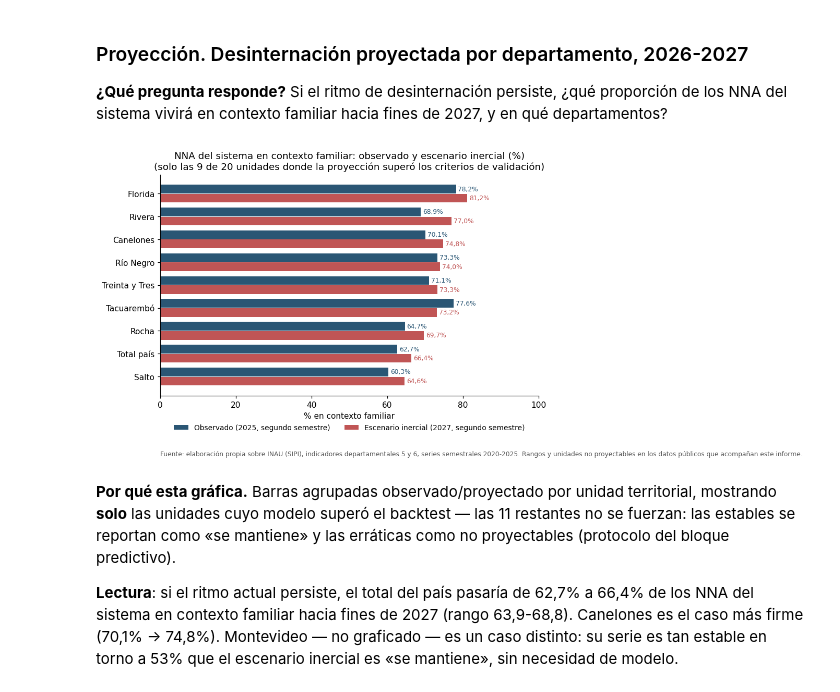
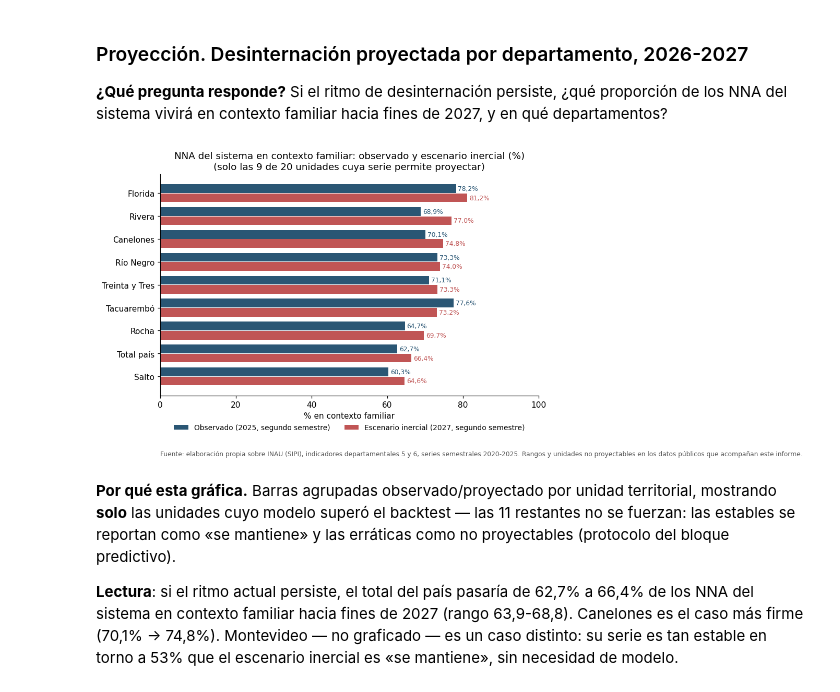
Before and after one commit to MCornesLucas/agente-politicas-sociales, a Jupyter notebook: notebooks/informe_infancia.ipynb, the cells around one changed output. Cells and saved outputs as stored; diff of their text form; code cells hidden in the pictures.

```diff
--- a/notebooks/informe_infancia.ipynb
+++ b/notebooks/informe_infancia.ipynb
@@ -1451,27 +1451,27 @@ fines de 2027, y en qué departamentos?
 # %%
 p3 = P3[P3["modelo"] != "no_proyectable"].sort_values("proy_2027-S2")
 fig, ax = plt.subplots(figsize=(8.5, 5))
 y_pos = np.arange(len(p3))
 ax.barh(y_pos + 0.2, p3["ultimo_observado_2025S2"], height=0.38, color=COLOR,
         label="Observado (2025, segundo semestre)")
 ax.barh(y_pos - 0.2, p3["proy_2027-S2"], height=0.38, color=ACENTO,
         label="Escenario inercial (2027, segundo semestre)")
 ax.set_yticks(y_pos, p3["unidad_territorial"])
 for i, (obs, proy) in enumerate(zip(p3["ultimo_observado_2025S2"], p3["proy_2027-S2"])):
     ax.annotate(pct(obs), (obs + 0.5, i + 0.2), fontsize=8, va="center", color=COLOR)
     ax.annotate(pct(proy), (proy + 0.5, i - 0.2), fontsize=8, va="center", color=ACENTO)
 ax.set_xlim(0, 100)
 ax.set_title(
     "NNA del sistema en contexto familiar: observado y escenario inercial (%)\n"
-    "(solo las 9 de 20 unidades donde la proyección superó los criterios de validación)"
+    "(solo las 9 de 20 unidades cuya serie permite proyectar)"
 )
 ax.set_xlabel("% en contexto familiar")
 ax.legend(frameon=False, fontsize=9, loc="upper center", bbox_to_anchor=(0.5, -0.10), ncol=2)
 fuente(fig, "Fuente: elaboración propia sobre INAU (SIPI), indicadores departamentales 5 y 6, series semestrales "
             "2020-2025. Rangos y unidades no proyectables en los datos públicos que acompañan este informe.", y=-0.10)
 plt.show()
 # %% [output]
-[figure, old version]
+[figure, new version]
 # %% [markdown]
 **Por qué esta gráfica.** Barras agrupadas observado/proyectado por
 unidad territorial, mostrando **solo** las unidades cuyo modelo superó
```
Also changed, not shown: parts of 6 cells of this notebook, 7 other files.
